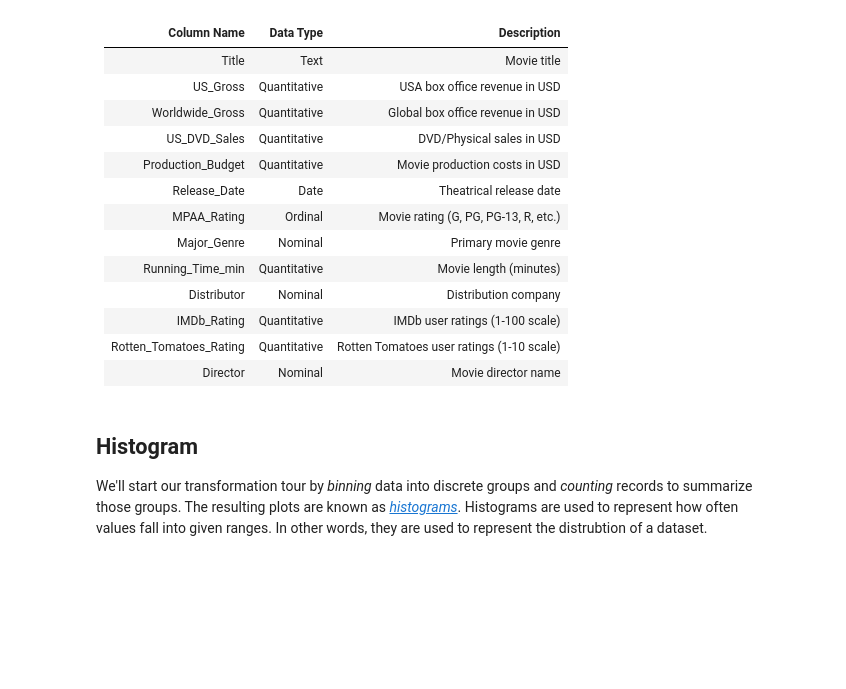
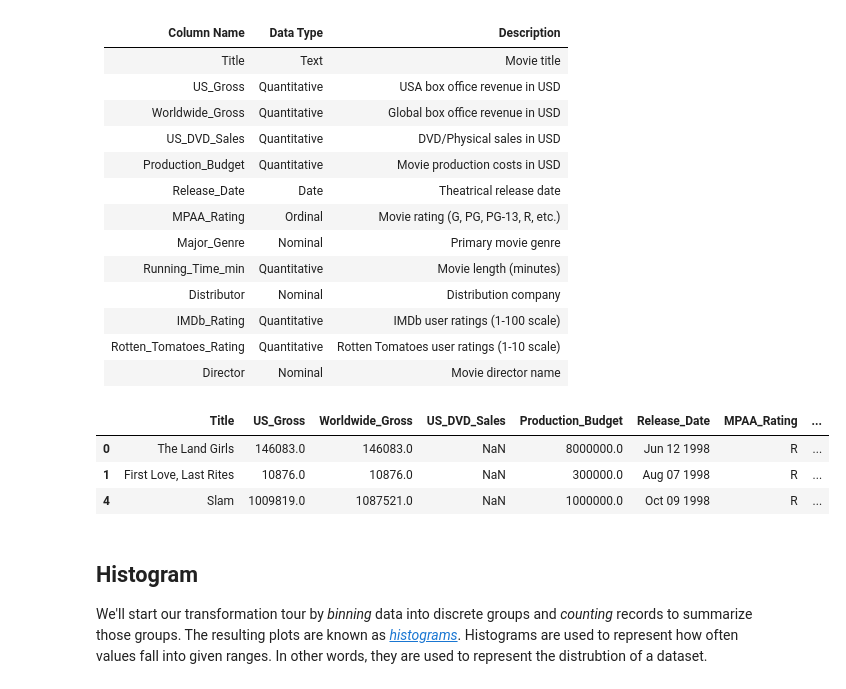
Before and after one commit to yvinc/dsci-320-w1-2025, a Jupyter notebook: pre-class tutorials/tutorial5.ipynb, the cells around one changed output. Cells and saved outputs as stored; diff of their text form; code cells hidden in the pictures; blank space fills up the shorter version.

```diff
--- a/pre-class tutorials/tutorial5.ipynb
+++ b/pre-class tutorials/tutorial5.ipynb
@@ -56,7 +56,13 @@ import altair as alt
 # %%
 movies_url = 'https://cdn.jsdelivr.net/npm/vega-datasets@1/data/movies.json'
 movies = pd.read_json(movies_url)
 movies = movies.query("MPAA_Rating in ['G', 'PG', 'PG-13', 'R']")
+movies.head(3)
+# %% [output]
+|  | Title | US_Gross | Worldwide_Gross | US_DVD_Sales | Production_Budget | Release_Date | MPAA_Rating | ... |
+| 0 | The Land Girls | 146083.0 | 146083.0 | NaN | 8000000.0 | Jun 12 1998 | R | ... |
+| 1 | First Love, Last Rites | 10876.0 | 10876.0 | NaN | 300000.0 | Aug 07 1998 | R | ... |
+| 4 | Slam | 1009819.0 | 1087521.0 | NaN | 1000000.0 | Oct 09 1998 | R | ... |
 # %% [markdown]
 ## Histogram
 
```
Also changed, not shown: parts of 4 cells of this notebook, 6 other files.
